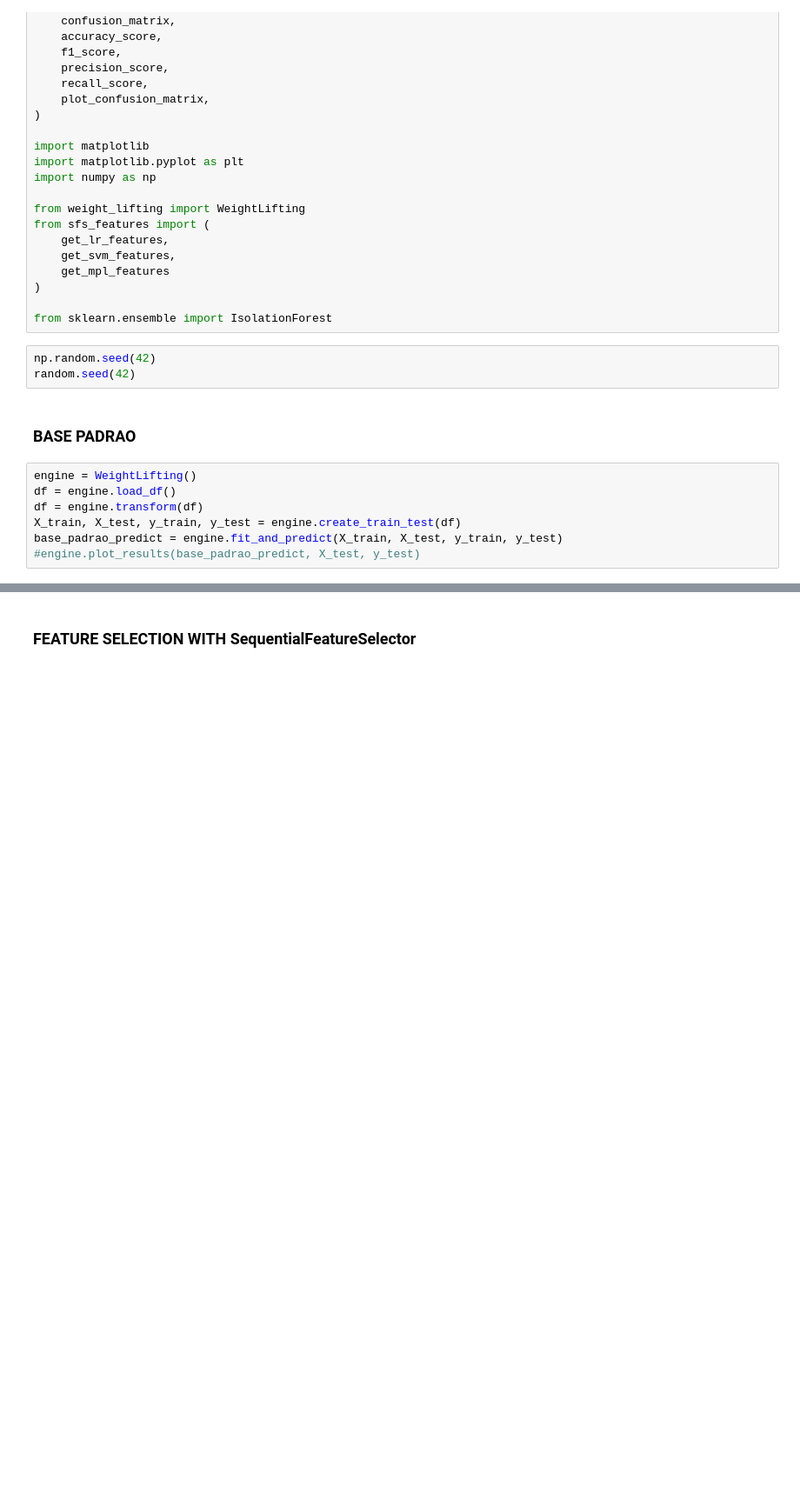
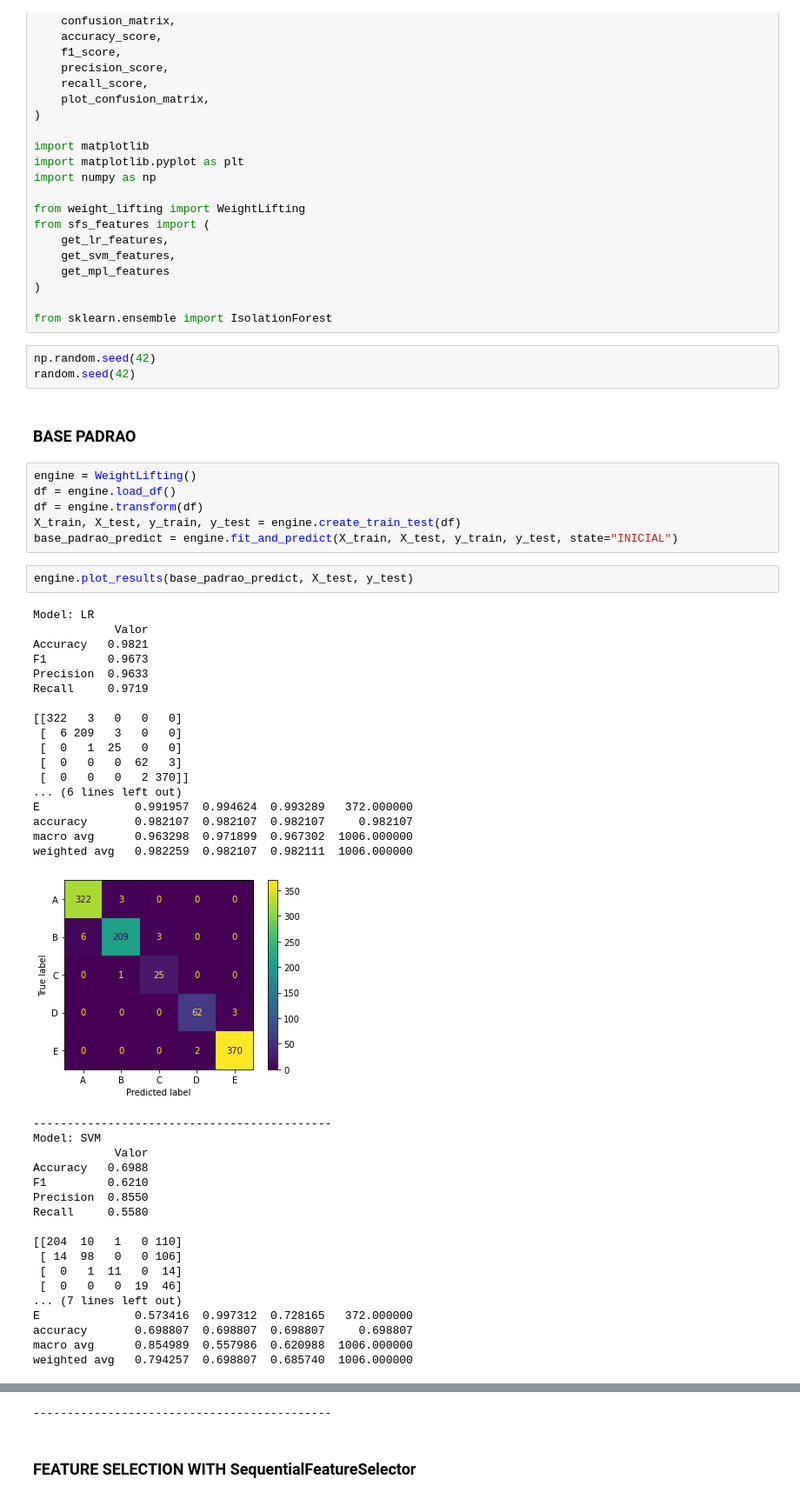
Before and after one commit to pythrick/arquitetura-dados, a Jupyter notebook: jupyter_resultados.ipynb, the cells around one changed output, grey strips where cells are left out. Shown at 87% size. Cells and saved outputs as stored; diff of their text form; blank space fills up the shorter version.

```diff
--- a/jupyter_resultados.ipynb
+++ b/jupyter_resultados.ipynb
@@ -39,5 +44,42 @@ engine = WeightLifting()
 df = engine.load_df()
 df = engine.transform(df)
 X_train, X_test, y_train, y_test = engine.create_train_test(df)
-base_padrao_predict = engine.fit_and_predict(X_train, X_test, y_train, y_test)
-#engine.plot_results(base_padrao_predict, X_test, y_test)
+base_padrao_predict = engine.fit_and_predict(X_train, X_test, y_train, y_test, state="INICIAL")
+# %%
+engine.plot_results(base_padrao_predict, X_test, y_test)
+# %% [output]
+Model: LR
+            Valor
+Accuracy   0.9821
+F1         0.9673
+Precision  0.9633
+Recall     0.9719
+
+[[322   3   0   0   0]
+ [  6 209   3   0   0]
+ [  0   1  25   0   0]
+ [  0   0   0  62   3]
+ [  0   0   0   2 370]]
+... (6 lines left out)
+E              0.991957  0.994624  0.993289   372.000000
+accuracy       0.982107  0.982107  0.982107     0.982107
+macro avg      0.963298  0.971899  0.967302  1006.000000
+weighted avg   0.982259  0.982107  0.982111  1006.000000
+[figure, added]
+--------------------------------------------
+Model: SVM
+            Valor
+Accuracy   0.6988
+F1         0.6210
+Precision  0.8550
+Recall     0.5580
+
+[[204  10   1   0 110]
+ [ 14  98   0   0 106]
+ [  0   1  11   0  14]
+ [  0   0   0  19  46]
+... (7 lines left out)
+E              0.573416  0.997312  0.728165   372.000000
+accuracy       0.698807  0.698807  0.698807     0.698807
+macro avg      0.854989  0.557986  0.620988  1006.000000
+weighted avg   0.794257  0.698807  0.685740  1006.000000
@@ -44,3 +105,4 @@ base_padrao_predict = engine.fit_and_predict(X_train, X_test, y_train, y_test)
+--------------------------------------------
 # %% [markdown]
 ### FEATURE SELECTION WITH SequentialFeatureSelector
 # %%
```
Also changed, not shown: parts of 12 cells of this notebook, 27 other files.
